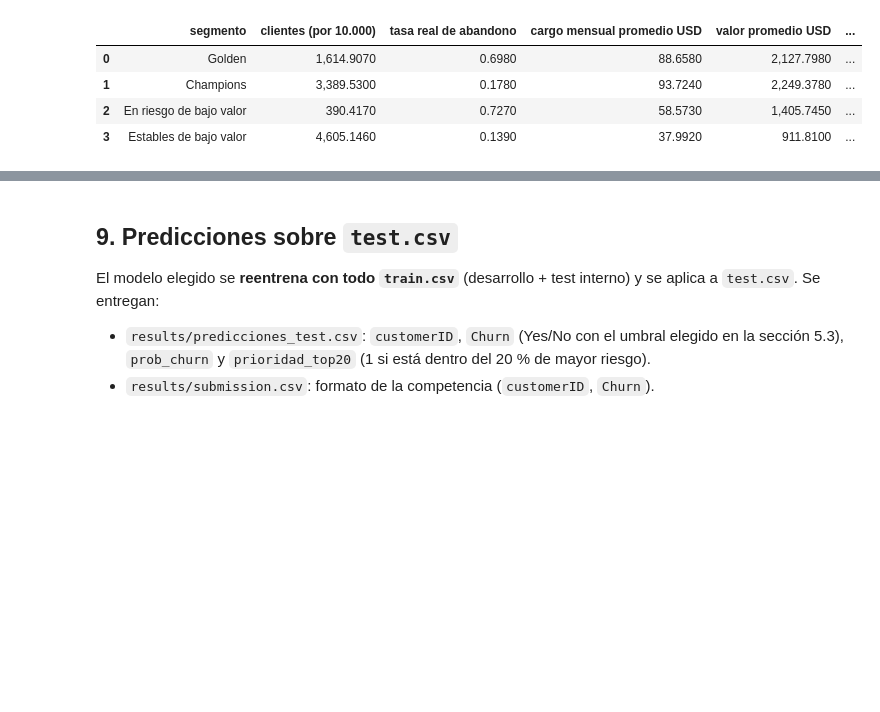
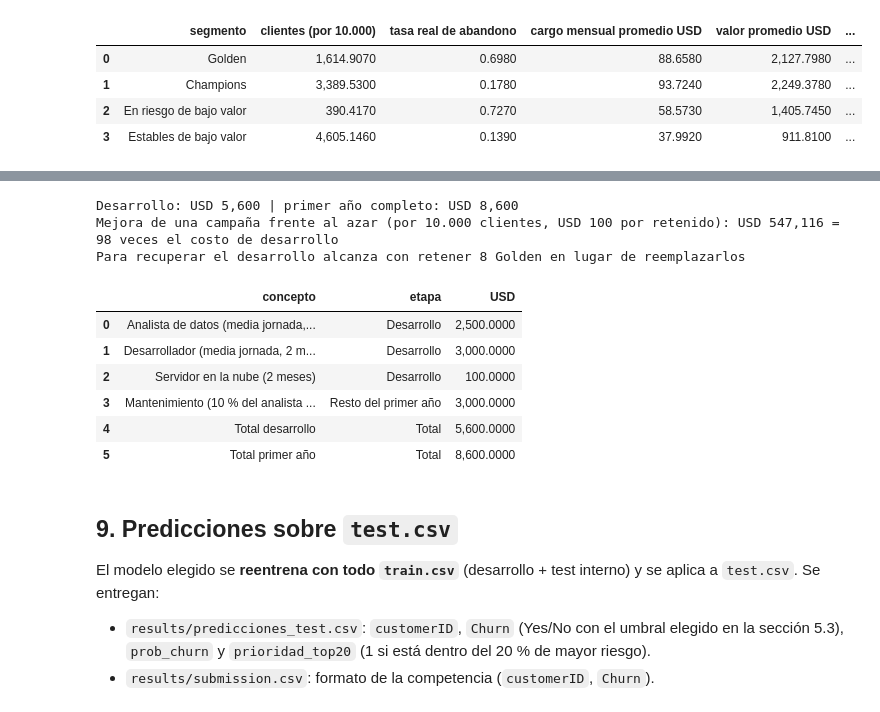
Before and after one commit to jgrozo660/Proyecto-Final-AnalisisDeDatos-UTN, a Jupyter notebook: proyecto_integrador.ipynb, the cells around one changed output, grey strips where cells are left out. Saved outputs shown, nothing was run; the diff lists cells and outputs as text; code cells hidden in the pictures; blank space fills up the shorter version.

```diff
--- a/proyecto_integrador.ipynb
+++ b/proyecto_integrador.ipynb
@@ -947,3 +960,40 @@ Retener un Golden conviene mientras cueste menos de USD 854
+# %%
+MESES_PROY, DEDICACION = 2, 0.5
+SUELDO = {"Analista de datos": 2_500, "Desarrollador": 3_000}
+NUBE_MES, MANT_ANALISTA = 50, 0.10
+filas = [{"concepto": f"{rol} (media jornada, {MESES_PROY} meses)", "etapa": "Desarrollo",
+          "USD": s * DEDICACION * MESES_PROY} for rol, s in SUELDO.items()]
+filas.append({"concepto": f"Servidor en la nube ({MESES_PROY} meses)", "etapa": "Desarrollo", "USD": NUBE_MES * MESES_PROY})
+desarrollo = sum(r["USD"] for r in filas)
+mant_mes = SUELDO["Analista de datos"] * MANT_ANALISTA + NUBE_MES
+filas.append({"concepto": "Mantenimiento (10 % del analista + servidor, 10 meses)", "etapa": "Resto del primer año", "USD": mant_mes * 10})
+anio1 = desarrollo + mant_mes * 10
+filas.append({"concepto": "Total desarrollo", "etapa": "Total", "USD": desarrollo})
+filas.append({"concepto": "Total primer año", "etapa": "Total", "USD": anio1})
+costo_proyecto = pd.DataFrame(filas)
+costo_proyecto.to_csv(f"{RES}/costo_proyecto.csv", index=False)
+
+# ¿cuánto hace falta para recuperarlo? (costo por retenido de USD 100, cartera de 10.000 clientes)
+vn = valor_cliente.query("`costo por retenido USD` == 100").set_index("estrategia")["valor neto USD"]
+mejora_campania = vn["Por valor en riesgo"] - vn["Al azar"]
+ventaja_golden = retener_adquirir.loc[retener_adquirir["costo por retenido USD"] == 100, "ventaja de retener por cliente USD"].iloc[0]
+golden_para_recuperar = math.ceil(desarrollo / ventaja_golden)
+print(f"Desarrollo: USD {desarrollo:,.0f} | primer año completo: USD {anio1:,.0f}")
+print(f"Mejora de una campaña frente al azar (por 10.000 clientes, USD 100 por retenido): USD {mejora_campania:,.0f} "
+      f"= {mejora_campania / desarrollo:.0f} veces el costo de desarrollo")
+print(f"Para recuperar el desarrollo alcanza con retener {golden_para_recuperar} Golden en lugar de reemplazarlos")
+costo_proyecto
+# %% [output]
+Desarrollo: USD 5,600 | primer año completo: USD 8,600
+Mejora de una campaña frente al azar (por 10.000 clientes, USD 100 por retenido): USD 547,116 = 98 veces el costo de desarrollo
+Para recuperar el desarrollo alcanza con retener 8 Golden en lugar de reemplazarlos
+|  | concepto | etapa | USD |
+| 0 | Analista de datos (media jornada,... | Desarrollo | 2,500.0000 |
+| 1 | Desarrollador (media jornada, 2 m... | Desarrollo | 3,000.0000 |
+| 2 | Servidor en la nube (2 meses) | Desarrollo | 100.0000 |
+| 3 | Mantenimiento (10 % del analista ... | Resto del primer año | 3,000.0000 |
+| 4 | Total desarrollo | Total | 5,600.0000 |
+| 5 | Total primer año | Total | 8,600.0000 |
 # %% [markdown]
 ## 9. Predicciones sobre `test.csv`
 
```
Also changed, not shown: parts of 4 cells of this notebook, 8 other files.
